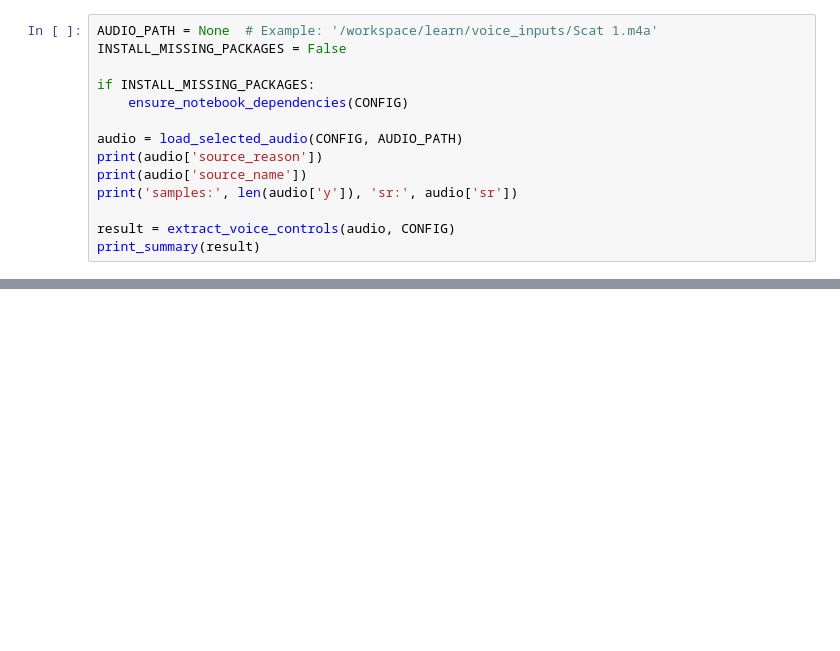
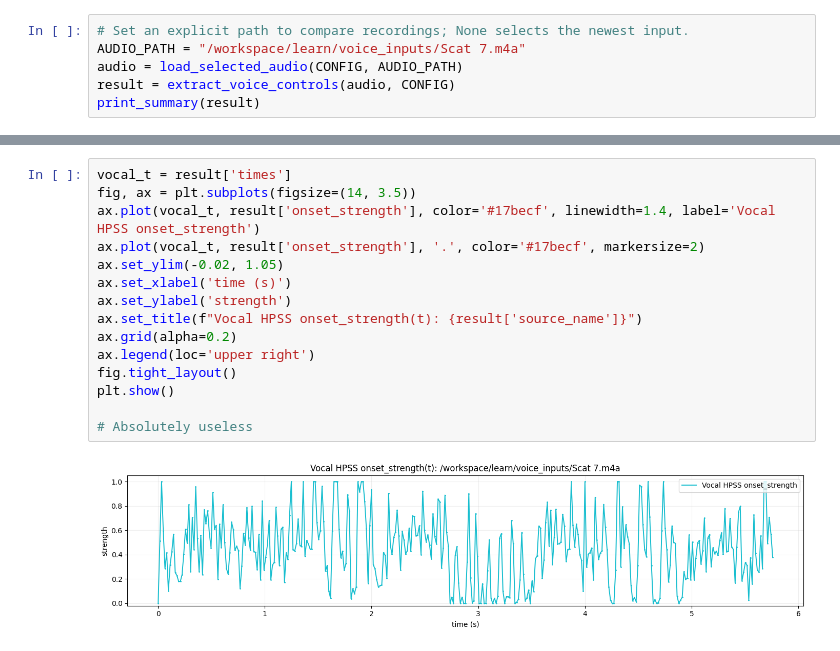
Before and after one commit to piz2a/mamba-ddsp-pytorch, a Jupyter notebook: learn/scat_feature_extraction_colab.ipynb, the cells around one changed output, grey strips where cells are left out. Saved outputs shown, nothing was run; the diff lists cells and outputs as text; blank space fills up the shorter version.

```diff
--- a/learn/scat_feature_extraction_colab.ipynb
+++ b/learn/scat_feature_extraction_colab.ipynb
@@ -60,14 +37,6 @@ Set `AUDIO_PATH` to a specific recording, or leave it as `None` to use the newes
 # %%
-AUDIO_PATH = None  # Example: '/workspace/learn/voice_inputs/Scat 1.m4a'
-INSTALL_MISSING_PACKAGES = False
-
-if INSTALL_MISSING_PACKAGES:
-    ensure_notebook_dependencies(CONFIG)
-
+# Set an explicit path to compare recordings; None selects the newest input.
+AUDIO_PATH = "/workspace/learn/voice_inputs/Scat 7.m4a"
 audio = load_selected_audio(CONFIG, AUDIO_PATH)
-print(audio['source_reason'])
-print(audio['source_name'])
-print('samples:', len(audio['y']), 'sr:', audio['sr'])
-
 result = extract_voice_controls(audio, CONFIG)
 print_summary(result)
@@ -130,0 +142,17 @@ For quiet vocal notes, first lower `energy_margin_db` or fused gate thresholds.
+# %%
+vocal_t = result['times']
+fig, ax = plt.subplots(figsize=(14, 3.5))
+ax.plot(vocal_t, result['onset_strength'], color='#17becf', linewidth=1.4, label='Vocal HPSS onset_strength')
+ax.plot(vocal_t, result['onset_strength'], '.', color='#17becf', markersize=2)
+ax.set_ylim(-0.02, 1.05)
+ax.set_xlabel('time (s)')
+ax.set_ylabel('strength')
+ax.set_title(f"Vocal HPSS onset_strength(t): {result['source_name']}")
+ax.grid(alpha=0.2)
+ax.legend(loc='upper right')
+fig.tight_layout()
+plt.show()
+
+# Absolutely useless
+# %% [output]
+[figure, added]
```
Also changed, not shown: parts of 23 cells of this notebook, 14 other files.
